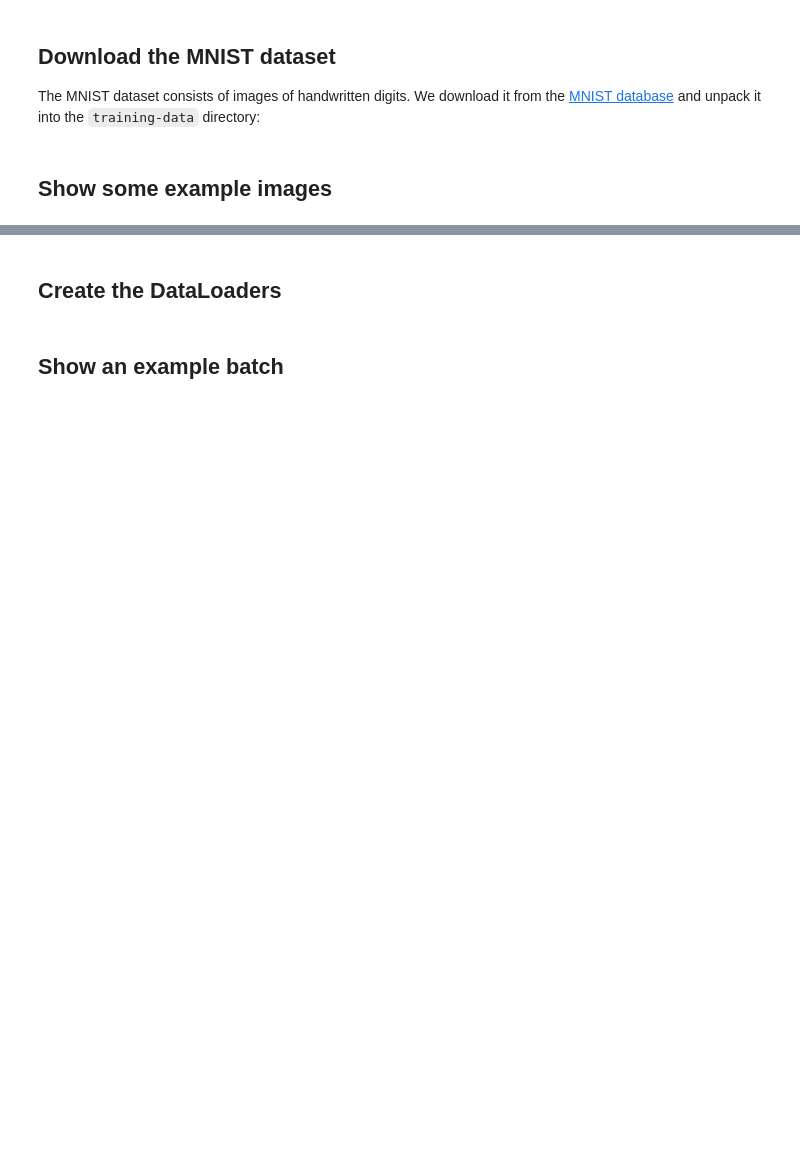
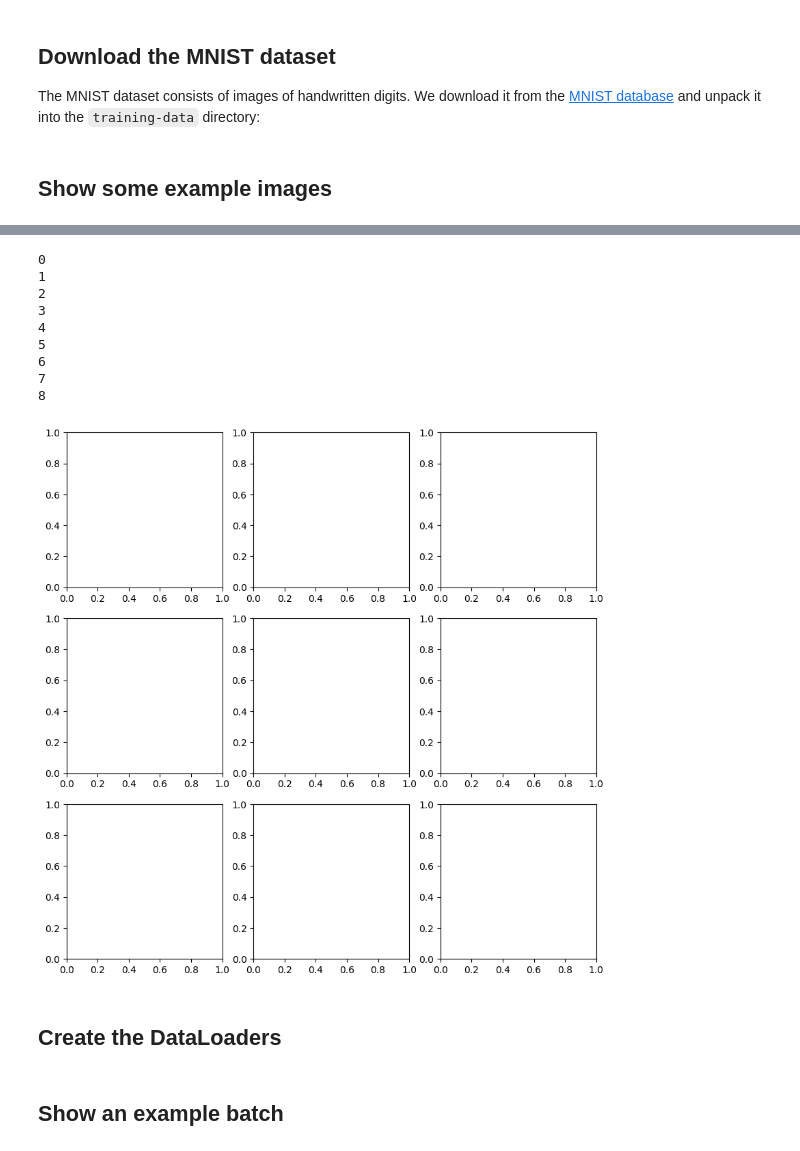
Before and after one commit to Anton-Tcholakov/fastai-playground, a Jupyter notebook: exercises/digit_recogniser/digit_recogniser.ipynb, the cells around one changed output, grey strips where cells are left out. Cells and saved outputs as stored; diff of their text form; code cells hidden in the pictures; blank space fills up the shorter version.

Commit message:
Use matplotlib to show example digit images

```diff
--- a/exercises/digit_recogniser/digit_recogniser.ipynb
+++ b/exercises/digit_recogniser/digit_recogniser.ipynb
@@ -45,27 +46,22 @@ for i in range(len(train_img)):
 ## Show some example images
 # %%
 import random
-from IPython.display import display, HTML
+import matplotlib.pyplot as plt
 
 # Get a list of 10 random images for each digit
 mnist_root = '../../training-data/mnist/'
 
-def example_fns(digit):
-    return [f'{mnist_root}/{digit}/{fn}' for fn in random.choices(os.listdir(f'{mnist_root}/{digit}'), k=10)]
+def example_images(digit):
+    return [Image.open(f'{mnist_root}/{digit}/{fn}') for fn in random.choices(os.listdir(f'{mnist_root}/{digit}'), k=10)]
 
-all_digit_examples = map(example_fns, range(10))
+all_digit_examples = list(map(example_images, range(10)))
 
-# Create an HTML string that includes the images
-html = "<table>"
+fig, axs = plt.subplots(10, 10, figsize=(10, 10))
 
-for digit_examples in all_digit_examples:
-    html += "<tr>"
-    for image_path in digit_examples:
-        html += f'<td><img src="{image_path}" width="200"></td>'
-    html += "</tr>"
+for i, ax in enumerate(axs.flatten()):
+    print(i)
+    #    ax.imshow(all_digit_examples[i], cmap='gray')
+    #    ax.axis('off')
 
-html += "</table>"
-
-# Display the HTML string
-display(HTML(html))
+plt.show()
 # %% [output]
@@ -73,3 +68,13 @@ display(HTML(html))
+0
+1
+2
+3
+4
+5
+6
+7
+8
+[figure, added]
 # %% [markdown]
 ## Create the DataLoaders
 # %%
```
Also changed, not shown: parts of 3 cells of this notebook.
